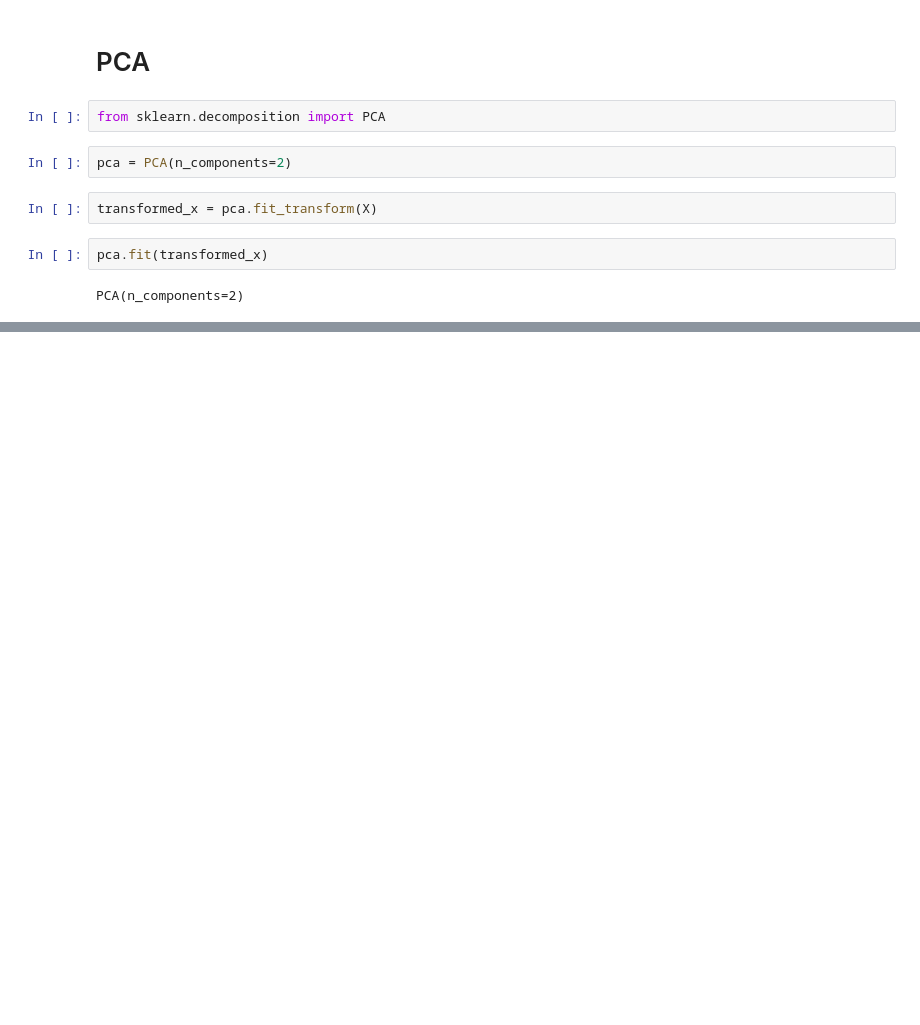
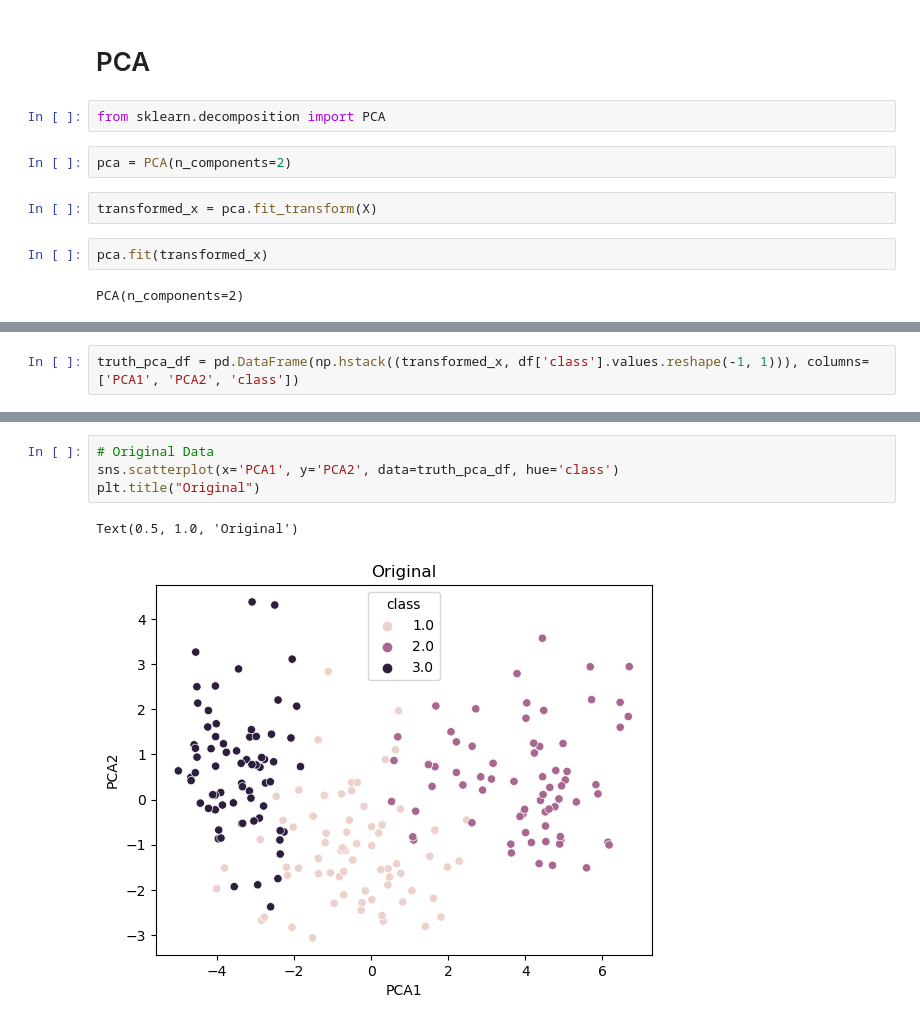
Before and after one commit to hamzazidan/Machine-learning, a Jupyter notebook: fcc-seeds.ipynb, the cells around one changed output, grey strips where cells are left out. Saved outputs shown, nothing was run; the diff lists cells and outputs as text; blank space fills up the shorter version.

```diff
--- a/fcc-seeds.ipynb
+++ b/fcc-seeds.ipynb
@@ -126,0 +143,2 @@ PCA(n_components=2)
+# %%
+truth_pca_df = pd.DataFrame(np.hstack((transformed_x, df['class'].values.reshape(-1, 1))), columns=['PCA1', 'PCA2', 'class'])
@@ -126,0 +154,7 @@ PCA(n_components=2)
+# %%
+# Original Data
+sns.scatterplot(x='PCA1', y='PCA2', data=truth_pca_df, hue='class')
+plt.title("Original")
+# %% [output]
+Text(0.5, 1.0, 'Original')
+[figure, added]
```
Also changed, not shown: parts of 10 cells of this notebook, 17 other files.
